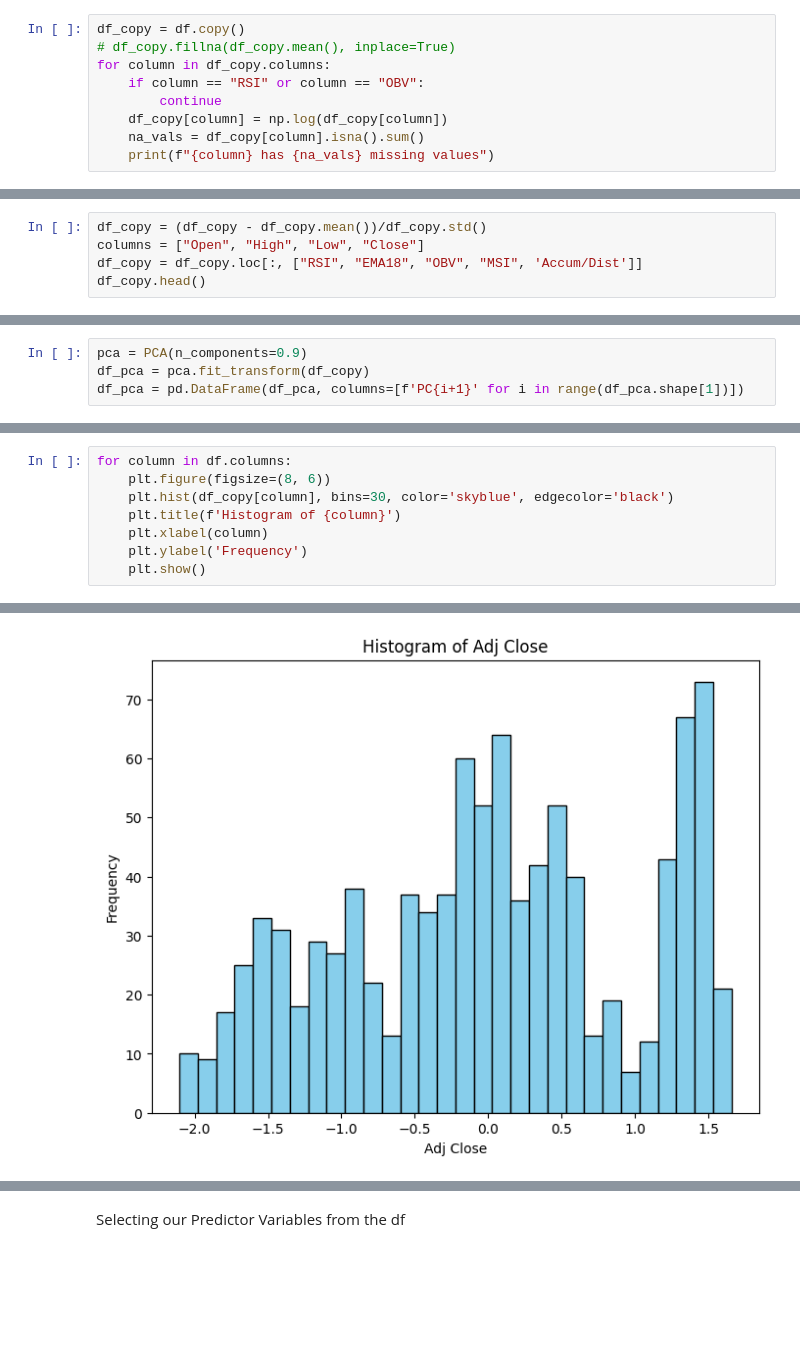
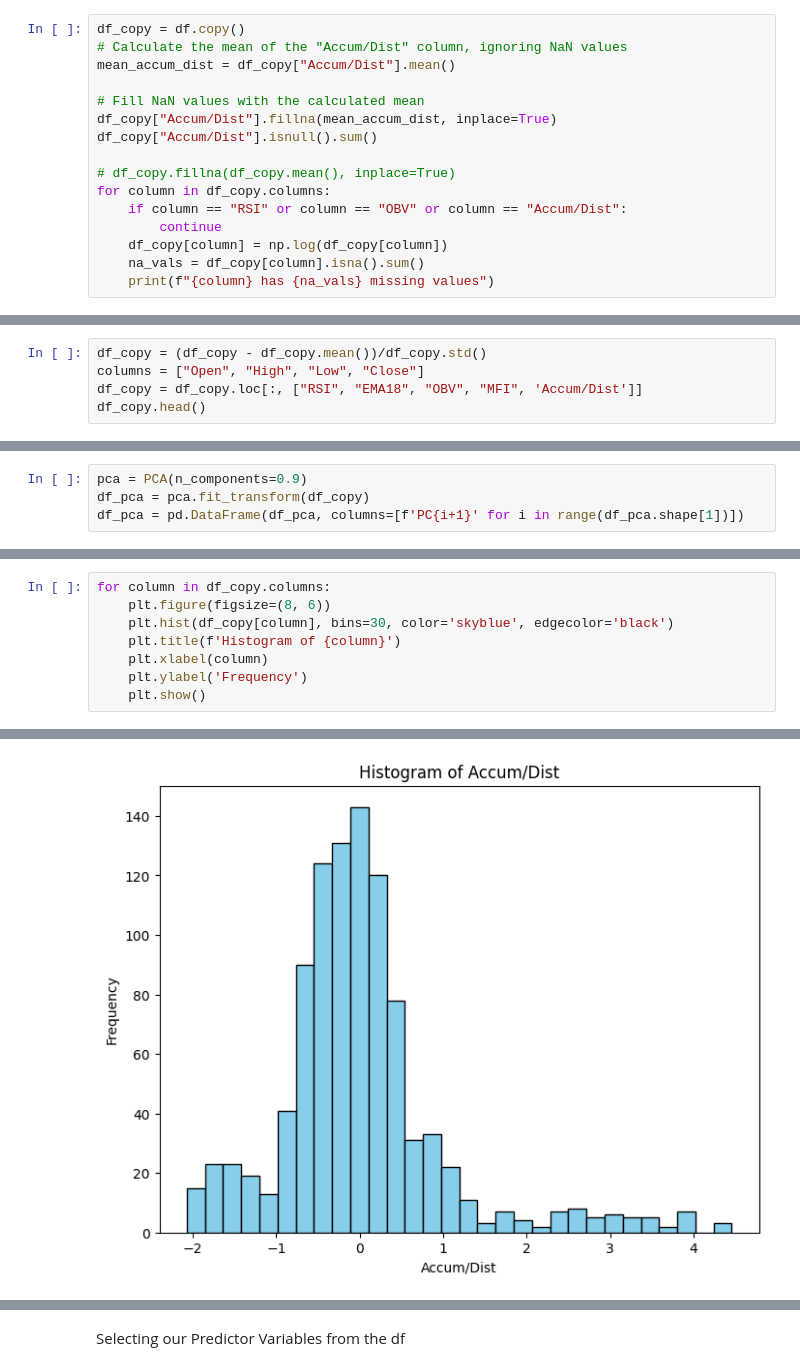
Before and after one commit to ethan-dsouza-dev/Quantico, a Jupyter notebook: main.ipynb, the cells around one changed output, grey strips where cells are left out. Cells and saved outputs as stored; diff of their text form; blank space fills up the shorter version.

Commit message:
Fix data processing
Removed null values for Accum/Dist. But Logistic regression always predicts buy

```diff
--- a/main.ipynb
+++ b/main.ipynb
@@ -41,8 +60,15 @@ df.head()
 # %%
 df_copy = df.copy()
+# Calculate the mean of the "Accum/Dist" column, ignoring NaN values
+mean_accum_dist = df_copy["Accum/Dist"].mean()
+
+# Fill NaN values with the calculated mean
+df_copy["Accum/Dist"].fillna(mean_accum_dist, inplace=True)
+df_copy["Accum/Dist"].isnull().sum()
+
 # df_copy.fillna(df_copy.mean(), inplace=True)
 for column in df_copy.columns:
-    if column == "RSI" or column == "OBV":
+    if column == "RSI" or column == "OBV" or column == "Accum/Dist":
         continue
     df_copy[column] = np.log(df_copy[column])
     na_vals = df_copy[column].isna().sum()
@@ -77,6 +108,6 @@ df_copy
 # %%
 df_copy = (df_copy - df_copy.mean())/df_copy.std()
 columns = ["Open", "High", "Low", "Close"]
-df_copy = df_copy.loc[:, ["RSI", "EMA18", "OBV", "MSI", 'Accum/Dist']]
+df_copy = df_copy.loc[:, ["RSI", "EMA18", "OBV", "MFI", 'Accum/Dist']]
 df_copy.head()
 # %% [output]
@@ -132,5 +169,5 @@ plt.show()
 # %%
-for column in df.columns:
+for column in df_copy.columns:
     plt.figure(figsize=(8, 6))
     plt.hist(df_copy[column], bins=30, color='skyblue', edgecolor='black')
     plt.title(f'Histogram of {column}')
@@ -145 +182 @@ for column in df.columns:
-[figure, old version]
+[figure, new version]
```
Also changed, not shown: parts of 17 cells of this notebook.
